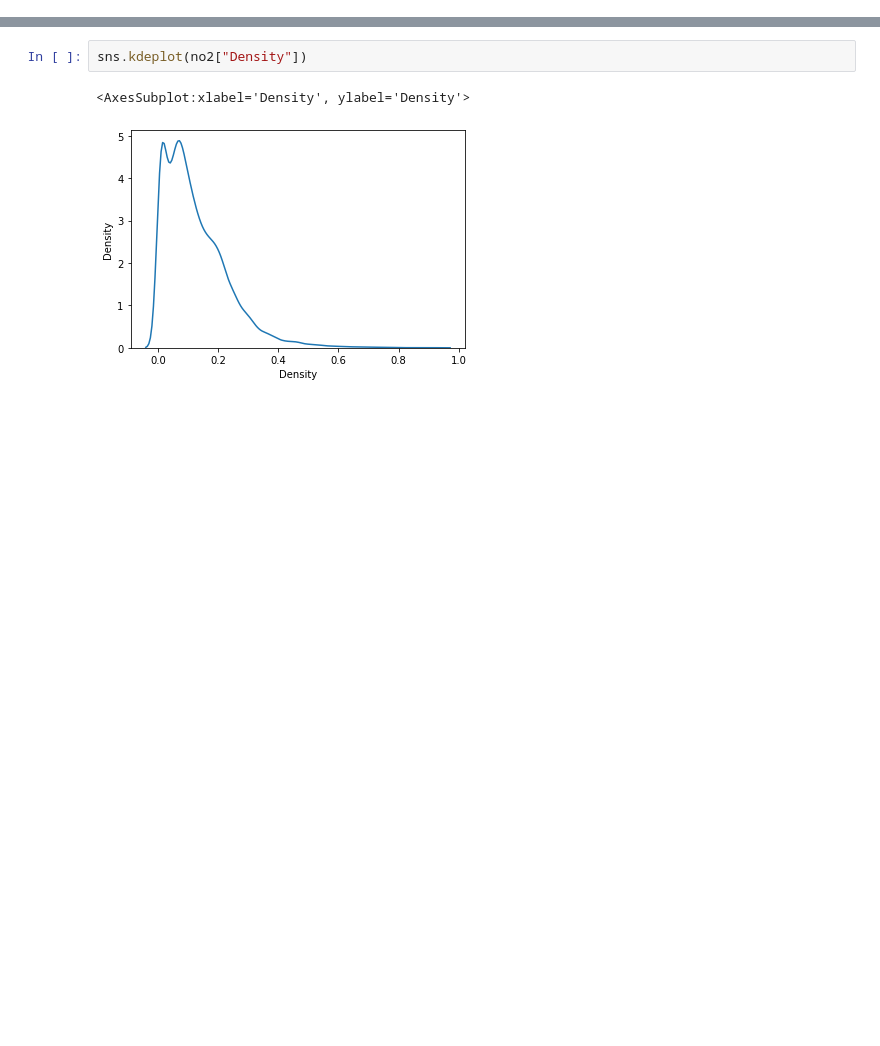
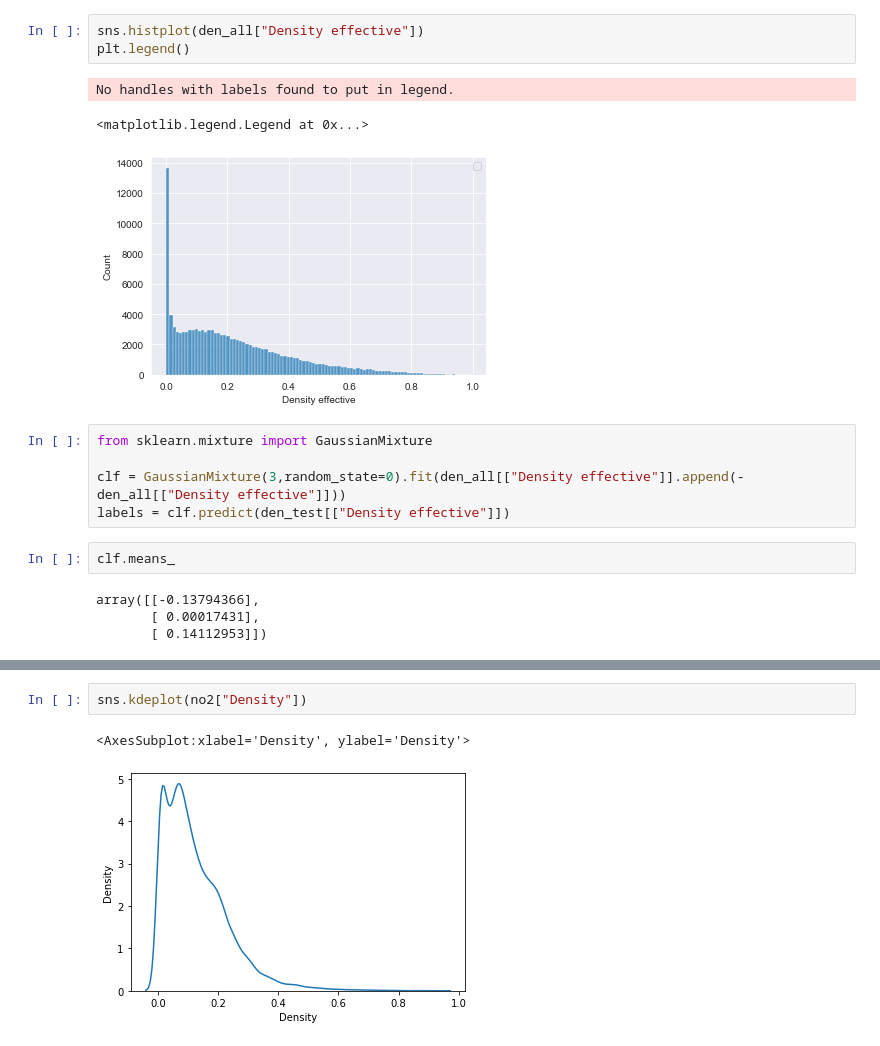
Before and after one commit to HarmoniaLeo/prophesee-automotive-dataset-toolbox, a Jupyter notebook: experiments.ipynb, the cells around one changed output, grey strips where cells are left out. Saved outputs shown, nothing was run; the diff lists cells and outputs as text; blank space fills up the shorter version.

```diff
--- a/experiments.ipynb
+++ b/experiments.ipynb
@@ -48,0 +130,18 @@ sns.histplot(joined["Map_y"] - joined["Map_x"])
+# %%
+sns.histplot(den_all["Density effective"])
+plt.legend()
+# %% [output]
+No handles with labels found to put in legend.
+<matplotlib.legend.Legend at 0x...>
+[figure, added]
+# %%
+from sklearn.mixture import GaussianMixture
+
+clf = GaussianMixture(3,random_state=0).fit(den_all[["Density effective"]].append(-den_all[["Density effective"]]))
+labels = clf.predict(den_test[["Density effective"]])
+# %%
+clf.means_
+# %% [output]
+array([[-0.13794366],
+       [ 0.00017431],
+       [ 0.14112953]])
```
Also changed, not shown: parts of 60 cells of this notebook, 1 other file.
